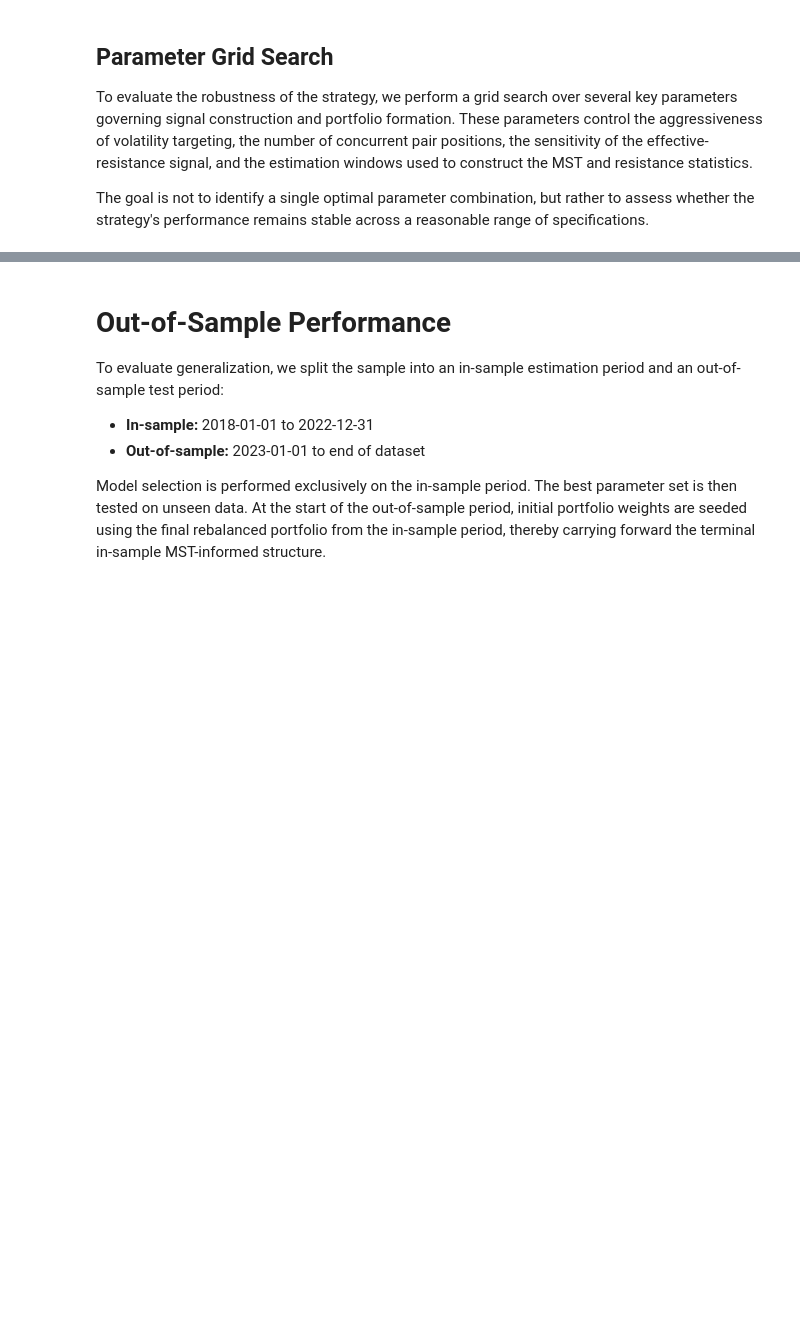
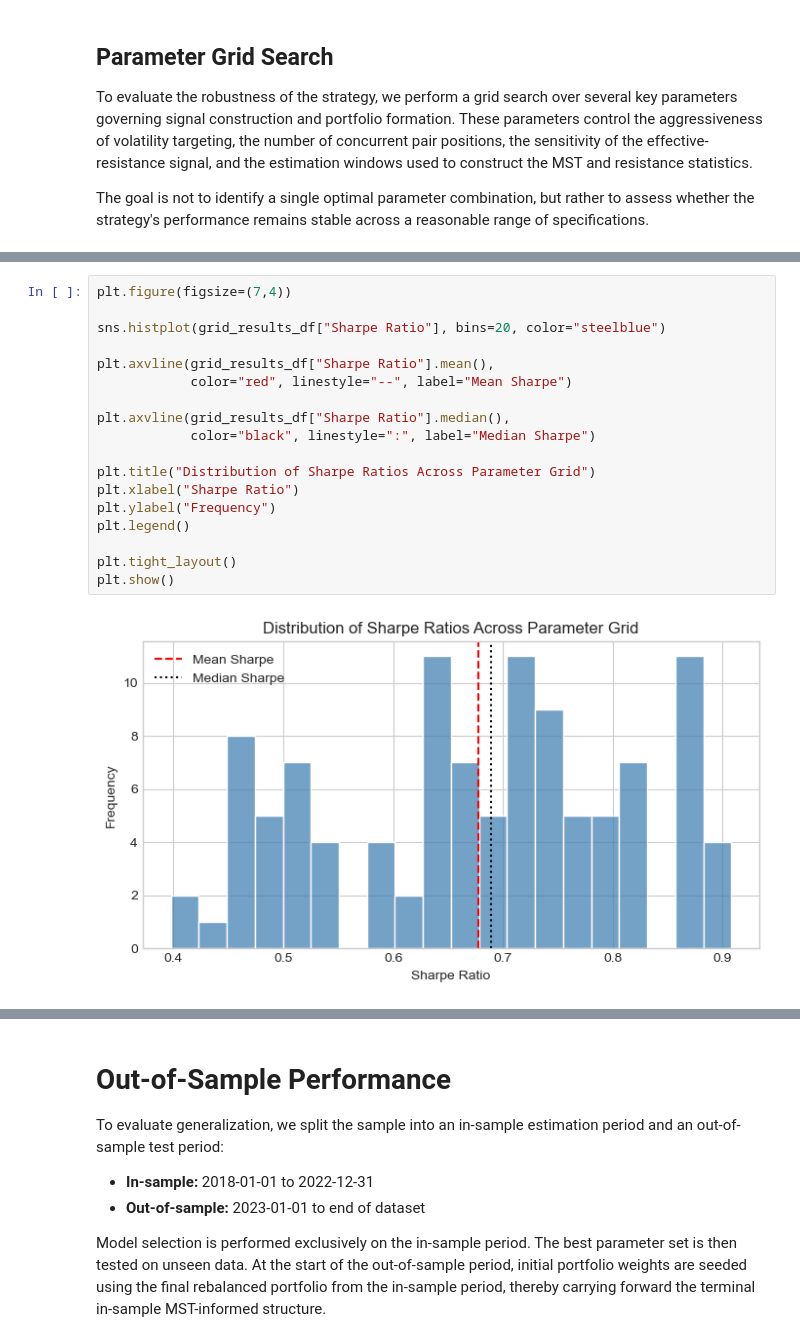
Before and after one commit to zaranip/qts-final-project, a Jupyter notebook: MST_Topology_Trading.ipynb, the cells around one changed output, grey strips where cells are left out. Saved outputs shown, nothing was run; the diff lists cells and outputs as text; blank space fills up the shorter version.

```diff
--- a/MST_Topology_Trading.ipynb
+++ b/MST_Topology_Trading.ipynb
@@ -1386,0 +1406,20 @@ The grid-search diagnostics highlight whether performance quality is concentrate
+# %%
+plt.figure(figsize=(7,4))
+
+sns.histplot(grid_results_df["Sharpe Ratio"], bins=20, color="steelblue")
+
+plt.axvline(grid_results_df["Sharpe Ratio"].mean(),
+            color="red", linestyle="--", label="Mean Sharpe")
+
+plt.axvline(grid_results_df["Sharpe Ratio"].median(),
+            color="black", linestyle=":", label="Median Sharpe")
+
+plt.title("Distribution of Sharpe Ratios Across Parameter Grid")
+plt.xlabel("Sharpe Ratio")
+plt.ylabel("Frequency")
+plt.legend()
+
+plt.tight_layout()
+plt.show()
+# %% [output]
+[figure, added]
```
Also changed, not shown: parts of 21 cells of this notebook.
